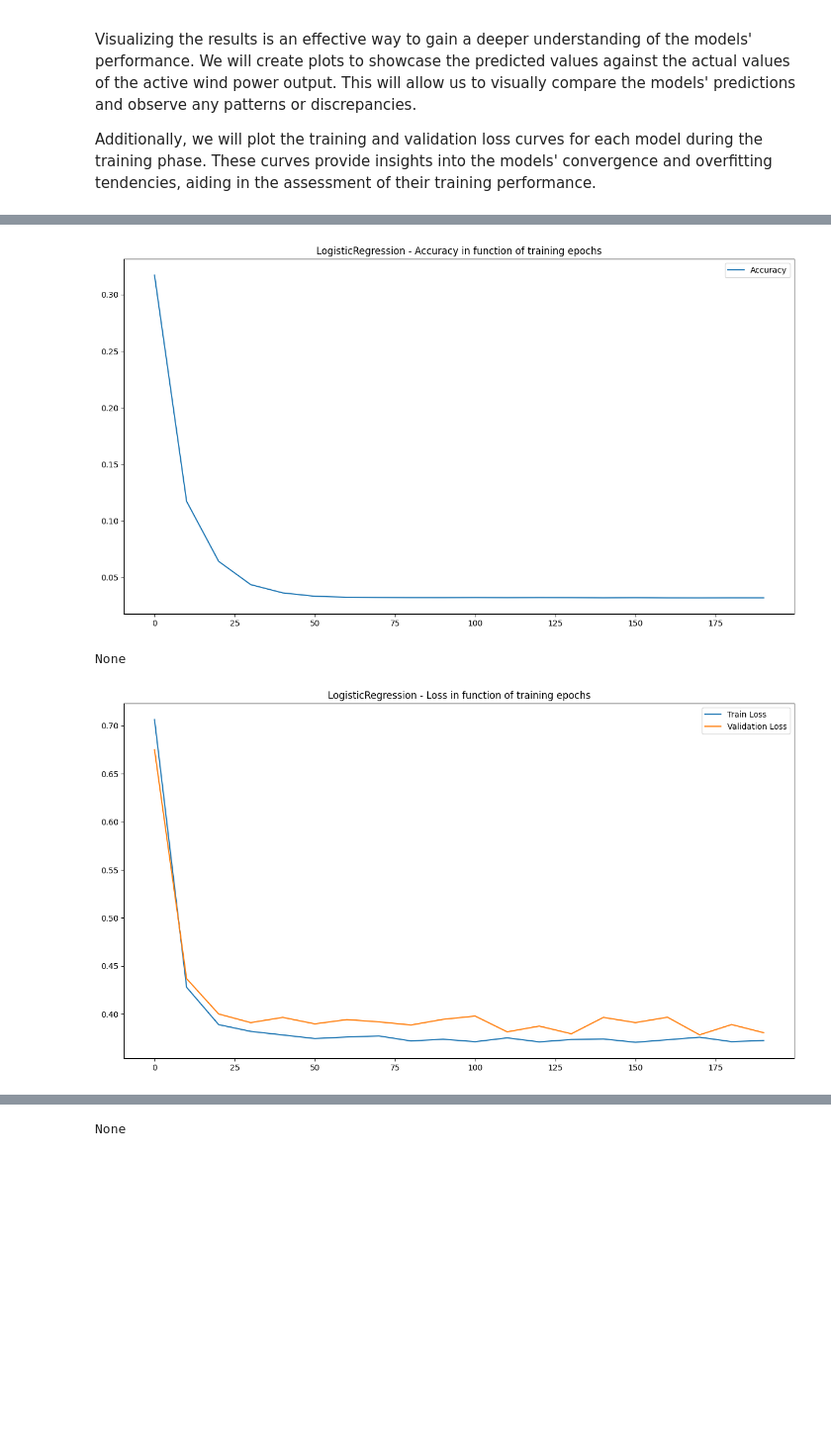
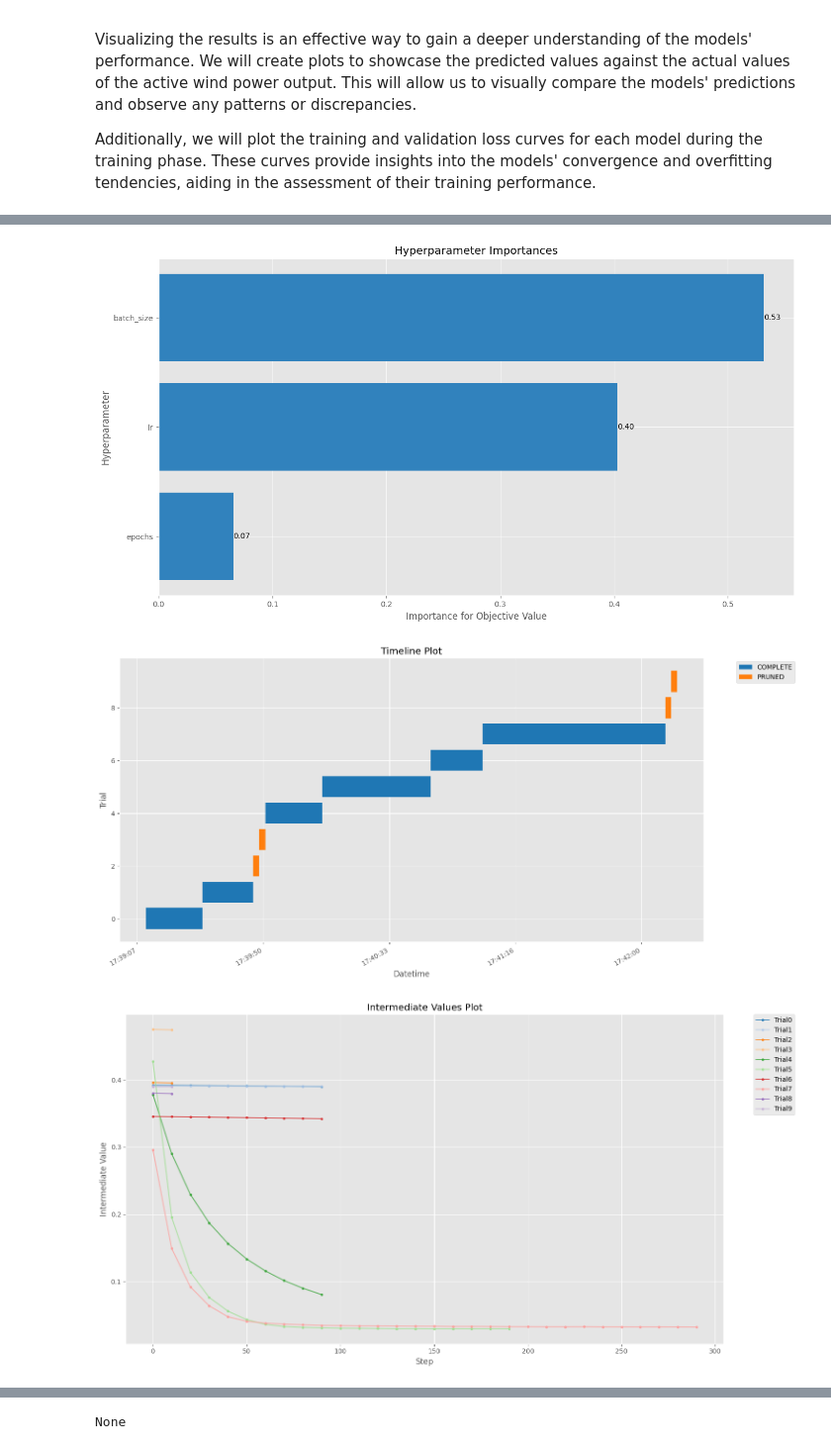
Before and after one commit to hectellian/wind-power-forecasting, a Jupyter notebook: wind_power_forecasting/results.ipynb, the cells around one changed output, grey strips where cells are left out. Shown at 99% size. Cells and saved outputs as stored; diff of their text form; code cells hidden in the pictures; blank space fills up the shorter version.

Commit message:
simple run with 300 data

```diff
--- a/wind_power_forecasting/results.ipynb
+++ b/wind_power_forecasting/results.ipynb
@@ -125,19 +134,25 @@ target_transform = MinMaxScaler()
 
 # Load the dataset
 dataset = CustomWindFarmDataset(data_dir, relative_position_file, q=SEQ_LEN, device=device, transform=transform.fit_transform, target_transform=target_transform.fit_transform)
-dataset = torch.utils.data.Subset(dataset, range(500))
+dataset = torch.utils.data.Subset(dataset, range(300))
 
 #patv_correlations = dataset.correlations("Patv")
 #print("Correlations : ", patv_correlations)
 
 # split the data into train and validation sets
 split_size = 0.8 # 80% of the dataset for training
+val_size = 0.5
 train_size = int(len(dataset)*split_size)
+val_size = int((len(dataset)-train_size)*val_size)
 
-# Create the subsets
+# Create train 80 validation 10 test 10 split
 train_dataset = torch.utils.data.Subset(dataset, range(train_size))
-test_dataset = torch.utils.data.Subset(dataset, range(train_size, len(dataset)))
-validation_dataset = torch.utils.data.Subset(train_dataset, range(int(train_size*0.9)))
+validation_dataset = torch.utils.data.Subset(dataset, range(train_size, train_size+val_size))
+test_dataset = torch.utils.data.Subset(dataset, range(train_size+val_size, len(dataset)))
+
+print(f"Train dataset size: {len(train_dataset)}")
+print(f"Validation dataset size: {len(validation_dataset)}")
+print(f"Test dataset size: {len(test_dataset)}")
 # %% [output]
 ./data/wtbdata_245days.csv already exists.
 ./data/sdwpf_baidukddcup2022_turb_location.CSV already exists.
@@ -173,11 +191,11 @@ def knn_objective(trial):
 def lreg_objective(trial):
     lr = trial.suggest_float("lr", 1e-5, 1e-1, log=True)
     batch_size = trial.suggest_int("batch_size", 8, 64, step=8)
-    epochs = trial.suggest_int("epochs", 200, 800, step=100)
+    epochs = trial.suggest_int("epochs", 100, 400, step=100)
 
     lreg_model = LogisticRegression(INPUT_SIZE, OUTPUT_SIZE, lr=lr, device=device)
 
-    _, val_loss = lreg_model.train(trial, train_dataset, validation_dataset, batch_size=batch_size, epochs=epochs)
+    _, val_loss = lreg_model.train(train_dataset, validation_dataset, batch_size=batch_size, epochs=epochs, trial=trial)
     return val_loss[-1]
 
 
@@ -185,16 +203,25 @@ def lreg_objective(trial):
 def nn_objective(trial):
     lr = trial.suggest_float("lr", 1e-6, 1e-1, log=True)
     hidden_size = trial.suggest_int("hidden_size", 1, 10)
-    layer_num = trial.suggest_int("layer_len", 1, 4)
     batch_size = trial.suggest_int("batch_size", 8, 64, step=8)
-    epochs = trial.suggest_int("epochs", 100, 600, step=100)
+    epochs = trial.suggest_int("epochs", 100, 400, step=100)
 
-    nn_model = LSTM(INPUT_SIZE, hidden_size, layer_num, OUTPUT_SIZE, lr=lr, device=device)
+    nn_model = LSTM(INPUT_SIZE, hidden_size, 1, OUTPUT_SIZE, lr=lr, device=device)
 
-    _, val_loss = nn_model.train(trial, train_dataset, validation_dataset, batch_size=batch_size, epochs=epochs)
+    _, val_loss = nn_model.train(train_dataset, validation_dataset, batch_size=batch_size, epochs=epochs, trial=trial)
     return val_loss[-1]
 
 # Random Forest Regression
+def rf_objective(trial):
+    n_trees = trial.suggest_int("n_trees", 10, 100, step=10)
+    max_depth = trial.suggest_int("max_depth", 2, 16)
+    batch_size = trial.suggest_int("batch_size", 8, 64, step=8)
+    epochs = trial.suggest_int("epochs", 100, 400, step=100)
+
+    rf_model = RandomForest(n_trees=n_trees, max_deph=max_depth, device=device)
+
+    _, val_loss = rf_model.train(train_dataset, validation_dataset, batch_size=batch_size, epochs=epochs, trial=trial)
+    return val_loss[-1]
 # %% [markdown]
 ### Model Evaluation and Predictions
 
@@ -264,6 +318,12 @@ ValueError: Found array with dim 3. KNeighborsRegressor expected <= 2.
 # Best Logistic Regression
 print(f"Best trial config: {lreg_study.best_params}")
 print(f"Best trial final validation loss: {lreg_study.best_value}")
+
+optuna.visualization.matplotlib.plot_param_importances(lreg_study)
+optuna.visualization.matplotlib.plot_timeline(lreg_study)
+optuna.visualization.matplotlib.plot_intermediate_values(lreg_study)
+optuna.visualization.matplotlib.plot_optimization_history(lreg_study)
+plt.show()
 
 print(best_lreg.plot_accuracy())
 print(best_lreg.plot_loss())
@@ -275,3 +337,3 @@ best_lreg.save('../saved_models/lreg_model.pt')
-[figure, old version]
+[figure, new version]
-None
-[figure, old version]
+[figure, new version]
+[figure, new version]
```
Also changed, not shown: parts of 9 cells of this notebook, 8 other files.
